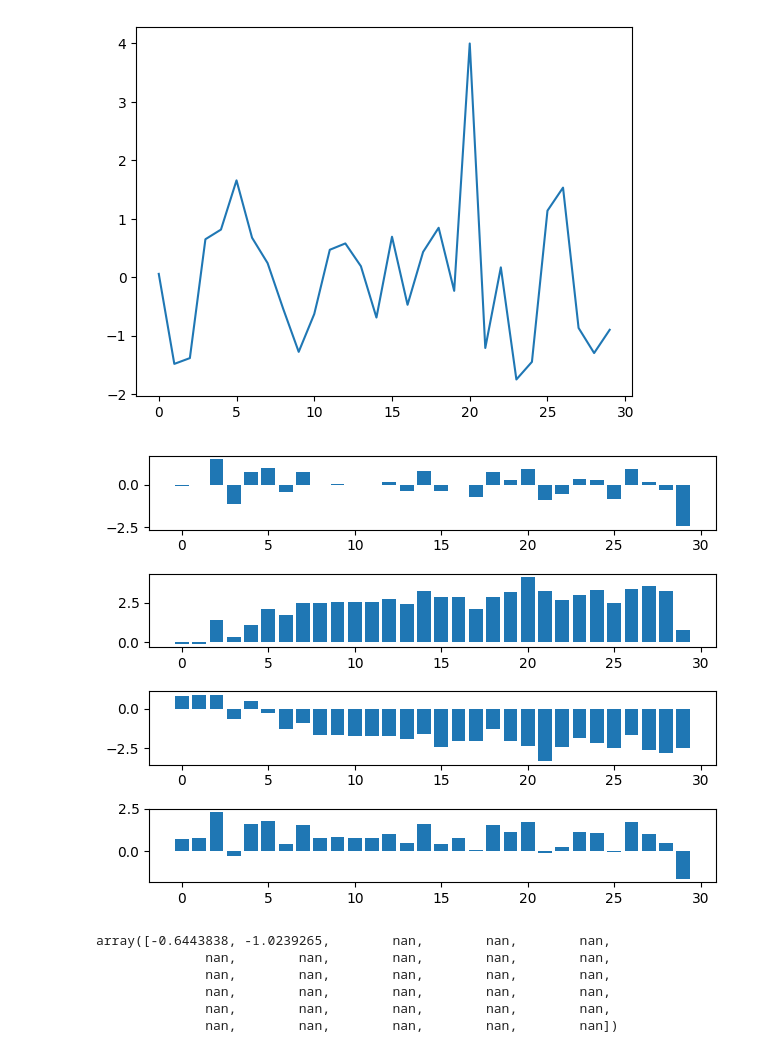
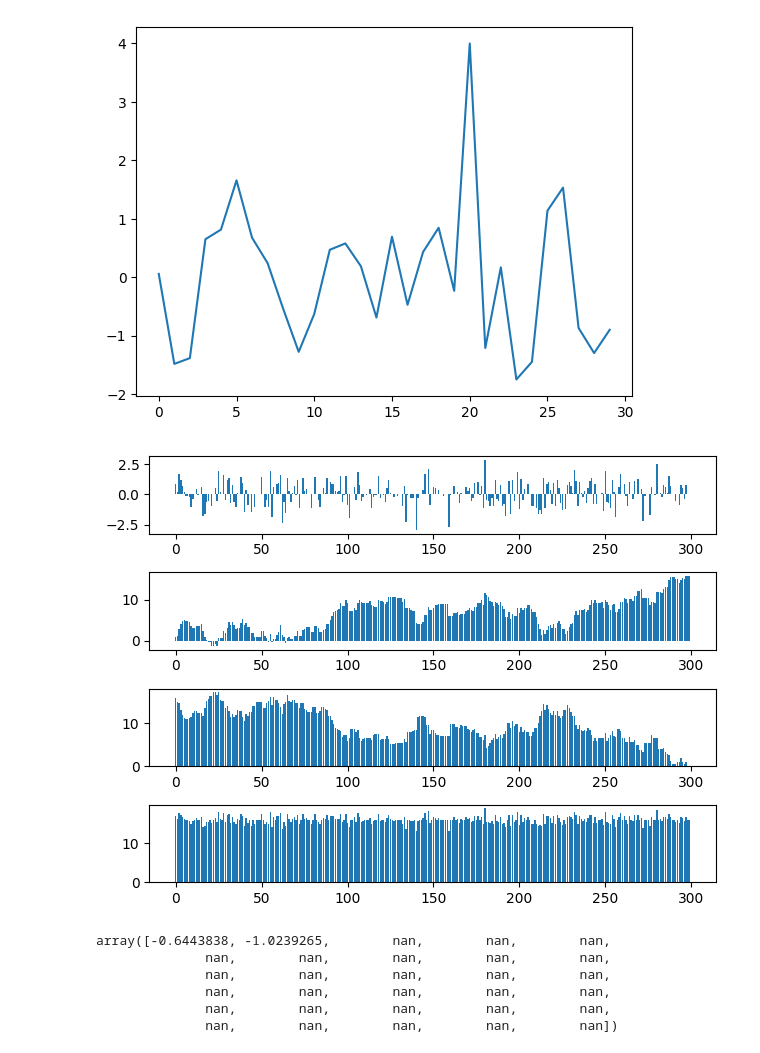
Before and after one commit to honua-dmg/BackTestingEngine, a Jupyter notebook: app/peakAnalyser.ipynb, the cells around one changed output. Drawn from its saved outputs; the diff is of its cells as text; code cells hidden in the pictures.

```diff
--- a/app/peakAnalyser.ipynb
+++ b/app/peakAnalyser.ipynb
@@ -610,23 +815,23 @@ plt.plot(x)
 [<matplotlib.lines.Line2D at 0x...>]
 [figure]
 # %%
-n = 30
+n = 300
 data = np.random.randn(n)
 nan_mask = np.random.choice([True, False], size=n, p=[0.2, 0.8])
 data[nan_mask] = 0
 x = data
 y = x.cumsum()
 z = x[::-1].cumsum()[::-1]
 a = z+y
 fig, ax = plt.subplots(4,1)
 ax[0].bar(np.arange(n),x)
 ax[1].bar(np.arange(n),y)
 ax[2].bar(np.arange(n),z)
 ax[3].bar(np.arange(n),a)
 plt.tight_layout()
 plt.show()
 # %% [output]
-[figure, old version]
+[figure, new version]
 # %%
 y
 # %% [output]
```
Also changed, not shown: parts of 4 cells of this notebook, 1 other file.
